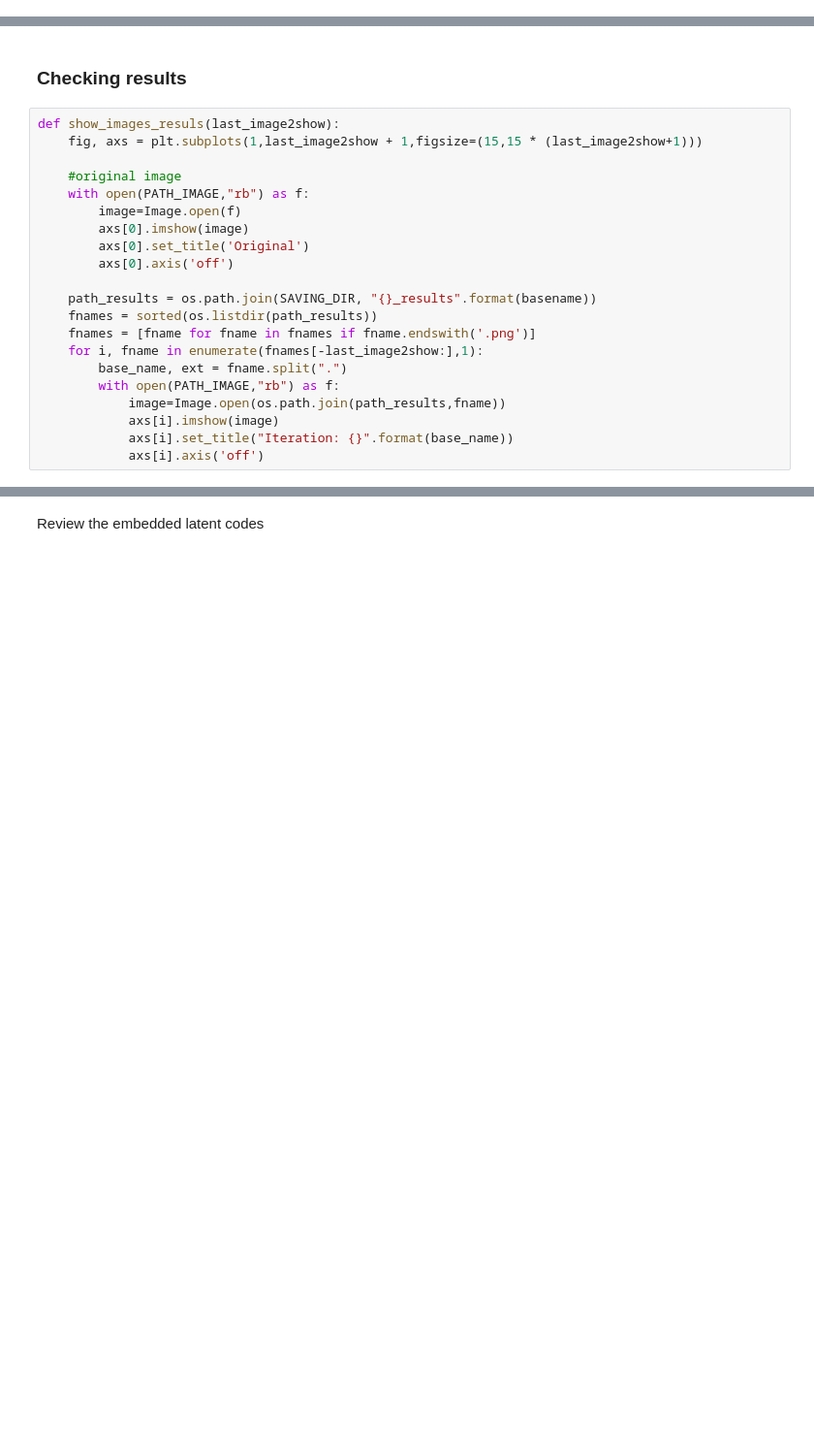
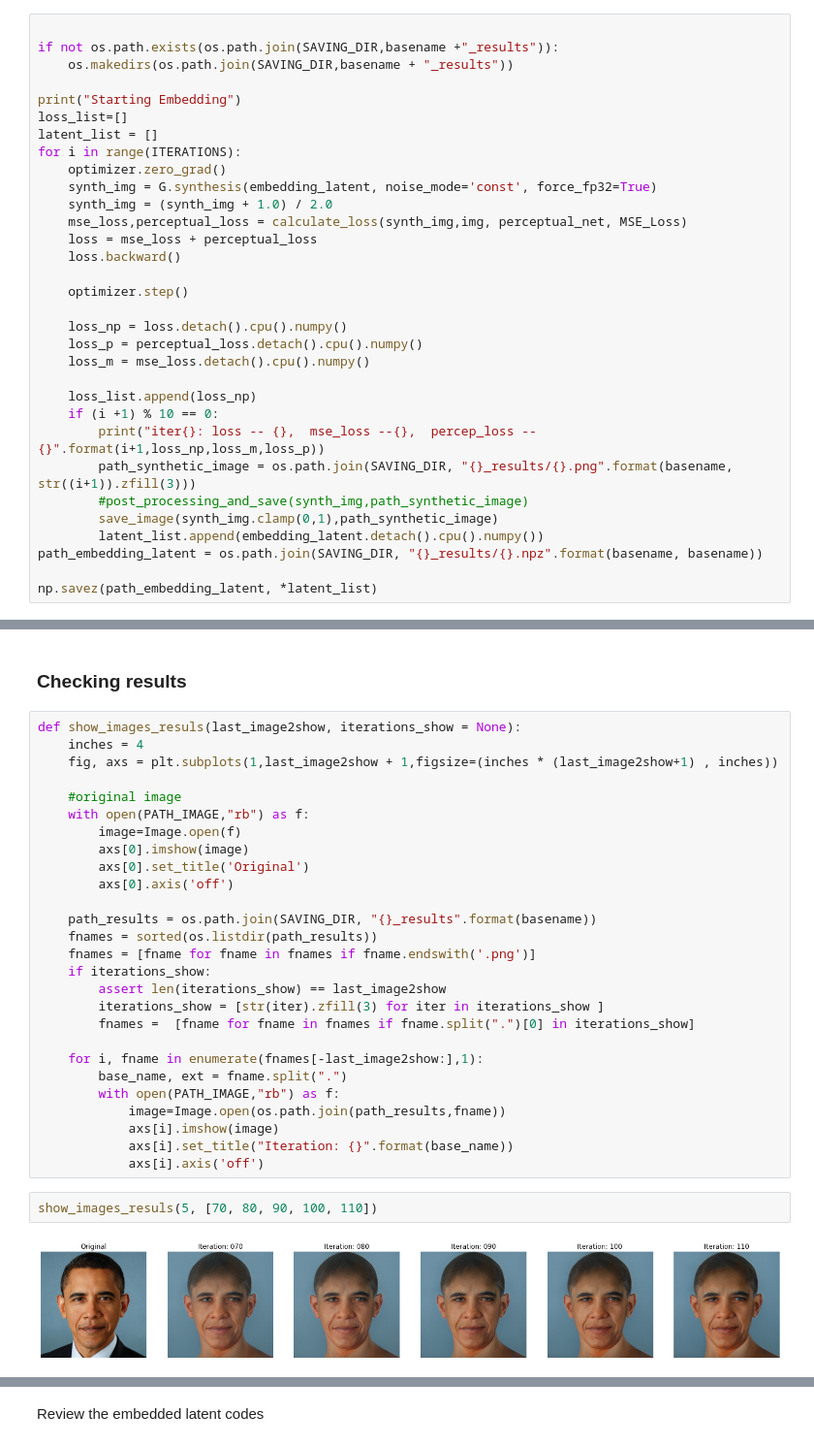
Before and after one commit to ZosoV/style-gan, a Jupyter notebook: notebooks/embedding_version.ipynb, the cells around one changed output, grey strips where cells are left out. Shown at 97% size. Drawn from its saved outputs; the diff is of its cells as text; blank space fills up the shorter version.

Commit message:
Embedding Version

```diff
--- a/notebooks/embedding_version.ipynb
+++ b/notebooks/embedding_version.ipynb
@@ -331,0 +326,32 @@ iter360: loss -- 0.9405907988548279,  mse_loss --0.006604114081710577,  percep_l
+# %%
+
+if not os.path.exists(os.path.join(SAVING_DIR,basename +"_results")):
+    os.makedirs(os.path.join(SAVING_DIR,basename + "_results"))
+
+print("Starting Embedding")
+loss_list=[]
+latent_list = []
+for i in range(ITERATIONS):
+    optimizer.zero_grad()
+    synth_img = G.synthesis(embedding_latent, noise_mode='const', force_fp32=True)
+    synth_img = (synth_img + 1.0) / 2.0
+    mse_loss,perceptual_loss = calculate_loss(synth_img,img, perceptual_net, MSE_Loss)
+    loss = mse_loss + perceptual_loss
+    loss.backward()
+
+    optimizer.step()
+
+    loss_np = loss.detach().cpu().numpy()
+    loss_p = perceptual_loss.detach().cpu().numpy()
+    loss_m = mse_loss.detach().cpu().numpy()
+
+    loss_list.append(loss_np)
+    if (i +1) % 10 == 0:
+        print("iter{}: loss -- {},  mse_loss --{},  percep_loss --{}".format(i+1,loss_np,loss_m,loss_p))
+        path_synthetic_image = os.path.join(SAVING_DIR, "{}_results/{}.png".format(basename, str((i+1)).zfill(3)))
+        #post_processing_and_save(synth_img,path_synthetic_image)
+        save_image(synth_img.clamp(0,1),path_synthetic_image)
+        latent_list.append(embedding_latent.detach().cpu().numpy())
+path_embedding_latent = os.path.join(SAVING_DIR, "{}_results/{}.npz".format(basename, basename))
+
+np.savez(path_embedding_latent, *latent_list)
@@ -332,8 +376,9 @@ iter360: loss -- 0.9405907988548279,  mse_loss --0.006604114081710577,  percep_l
 # %% [markdown]
 ### Checking results
 # %%
-def show_images_resuls(last_image2show):
-    fig, axs = plt.subplots(1,last_image2show + 1,figsize=(15,15 * (last_image2show+1)))
+def show_images_resuls(last_image2show, iterations_show = None):
+    inches = 4
+    fig, axs = plt.subplots(1,last_image2show + 1,figsize=(inches * (last_image2show+1) , inches))
 
     #original image
     with open(PATH_IMAGE,"rb") as f:
@@ -345,6 +390,11 @@ def show_images_resuls(last_image2show):
     path_results = os.path.join(SAVING_DIR, "{}_results".format(basename))
     fnames = sorted(os.listdir(path_results))
     fnames = [fname for fname in fnames if fname.endswith('.png')]
+    if iterations_show:
+        assert len(iterations_show) == last_image2show
+        iterations_show = [str(iter).zfill(3) for iter in iterations_show ]
+        fnames =  [fname for fname in fnames if fname.split(".")[0] in iterations_show]
+
     for i, fname in enumerate(fnames[-last_image2show:],1):
         base_name, ext = fname.split(".")
         with open(PATH_IMAGE,"rb") as f:
@@ -352,4 +402,8 @@ def show_images_resuls(last_image2show):
             axs[i].imshow(image)
             axs[i].set_title("Iteration: {}".format(base_name))
             axs[i].axis('off')
+# %%
+show_images_resuls(5, [70, 80, 90, 100, 110])
+# %% [output]
+[figure, added]
 # %%
```
Also changed, not shown: parts of 10 cells of this notebook.
